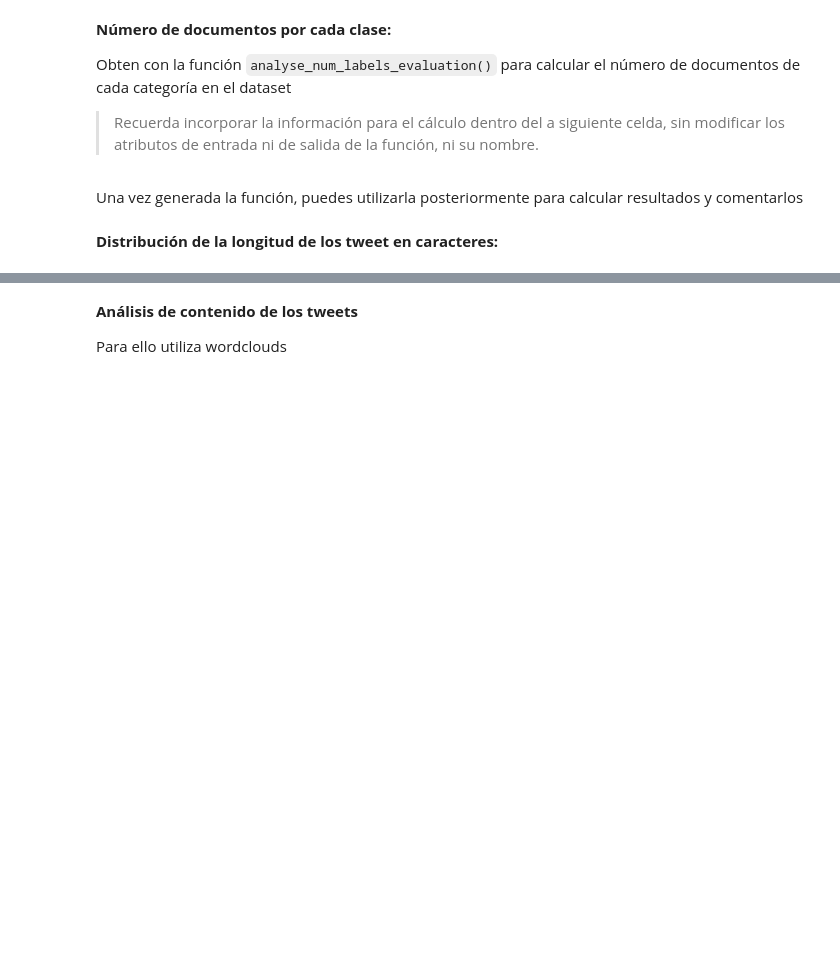
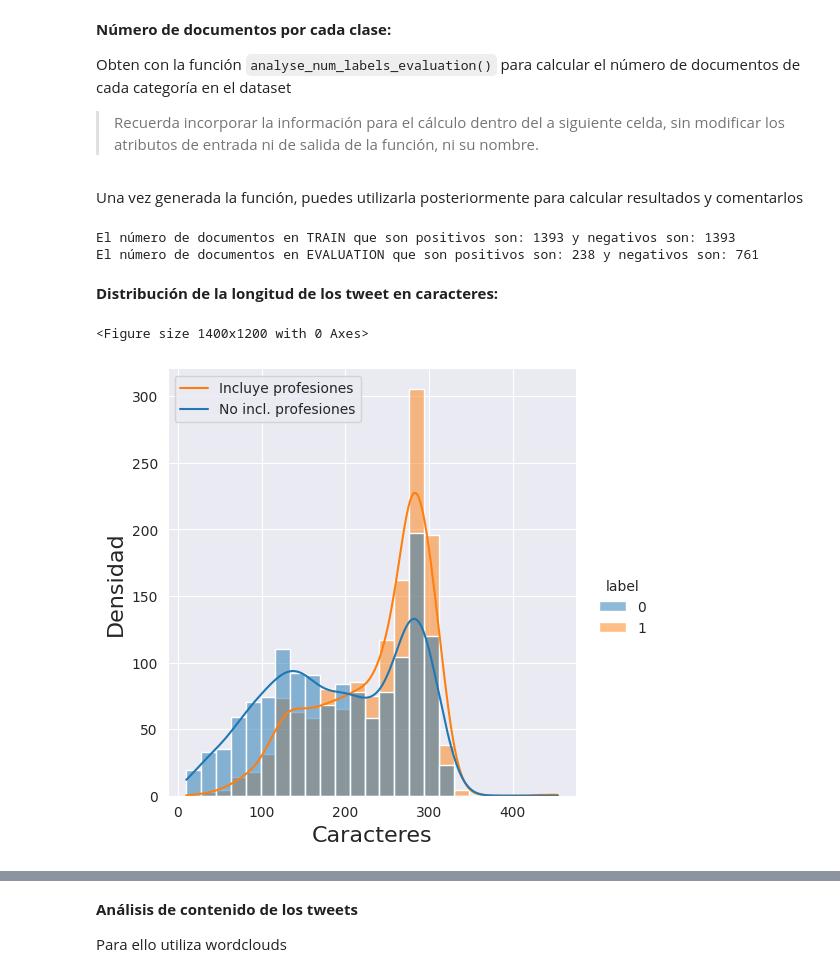
Before and after one commit to ivanrnarvaez/text_mining, a Jupyter notebook: NARVAEZ_BARREIROS_IVAN_RICARDO_Ejercicio1.ipynb, the cells around one changed output, grey strips where cells are left out. Cells and saved outputs as stored; diff of their text form; code cells hidden in the pictures; blank space fills up the shorter version.

```diff
--- a/NARVAEZ_BARREIROS_IVAN_RICARDO_Ejercicio1.ipynb
+++ b/NARVAEZ_BARREIROS_IVAN_RICARDO_Ejercicio1.ipynb
@@ -180,2 +222,33 @@ Una vez generada la función, puedes utilizarla posteriormente para calcular res
+# %%
+# Aplica la función
+num_train_positives, num_train_negatives = analyse_num_labels_evaluation(dataset_train_df)
+num_val_positives, num_val_negatives = analyse_num_labels_evaluation(dataset_val_df)
+
+print(f"El número de documentos en TRAIN que son positivos son: {num_train_positives} y negativos son: {num_train_negatives}")
+print(f"El número de documentos en EVALUATION que son positivos son: {num_val_positives} y negativos son: {num_val_negatives}")
+# %% [output]
+El número de documentos en TRAIN que son positivos son: 1393 y negativos son: 1393
+El número de documentos en EVALUATION que son positivos son: 238 y negativos son: 761
 # %% [markdown]
 **Distribución de la longitud de los tweet en caracteres:**
+# %%
+dataset_train_df['char_len'] = dataset_train_df['text'].apply(lambda x: len(x))
+
+# Importamos las librerías matplotlib y seaborn:
+import matplotlib.pyplot as plt
+import seaborn as sns
+
+fig = plt.figure(figsize=(14,12))
+sns.set_style("darkgrid")
+
+sns.displot(data=dataset_train_df, x="char_len", hue="label", kde=True, legend=True)
+plt.legend(["Incluye profesiones", "No incl. profesiones"])
+# Definimos el título de los ejes:
+plt.xlabel('Caracteres', fontsize=16)
+plt.ylabel('Densidad', fontsize=16)
+
+# Finalmente mostramos el gráfico:
+plt.show()
+# %% [output]
+<Figure size 1400x1200 with 0 Axes>
+[figure, added]
```
Also changed, not shown: parts of 15 cells of this notebook.
